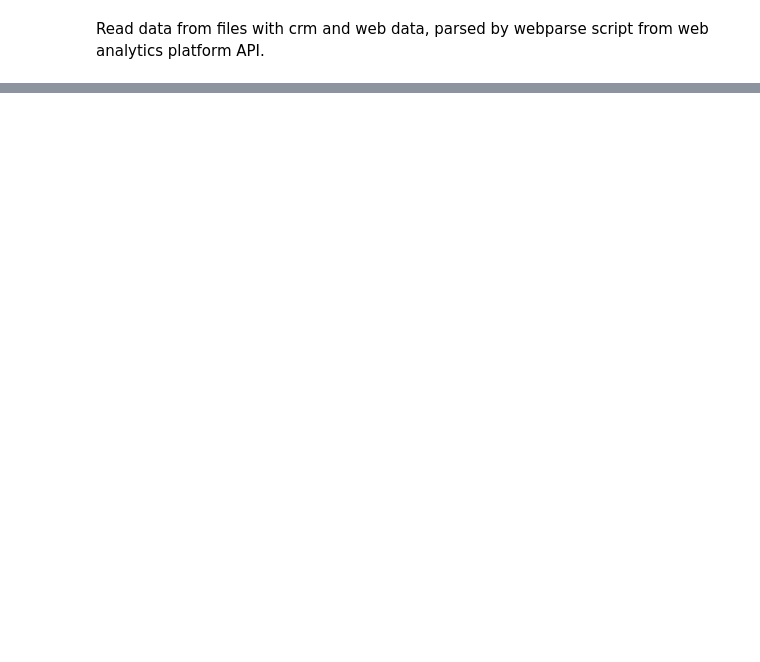
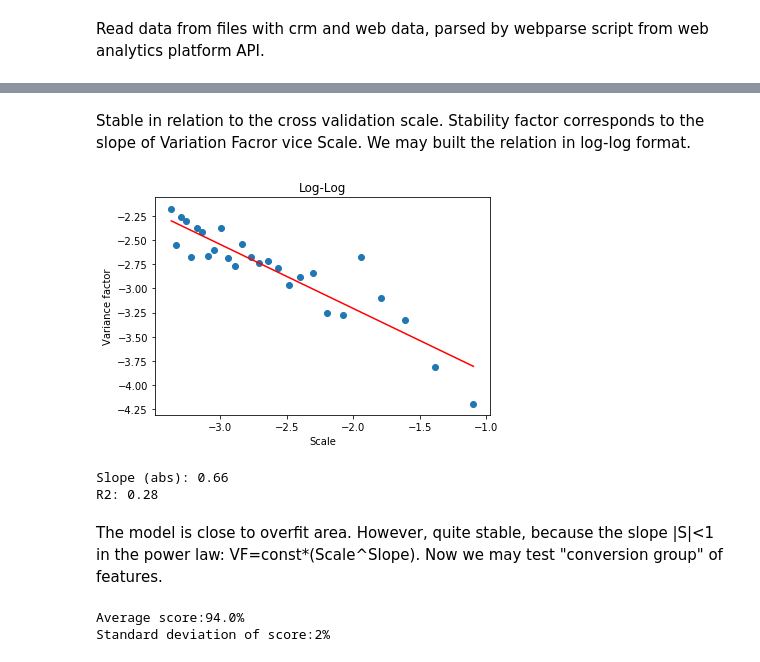
Before and after one commit to SergeyKamenshchikov/MARKETING, a Jupyter notebook: web_ml_new.ipynb, the cells around one changed output, grey strips where cells are left out. Drawn from its saved outputs; the diff is of its cells as text; code cells hidden in the pictures; blank space fills up the shorter version.

```diff
--- a/web_ml_new.ipynb
+++ b/web_ml_new.ipynb
@@ -368,0 +160,4 @@ So Product Owner may take into account Prediction Power, Risks and Budget for an
+# %%
+df_binary=df.copy()
+df_binary['Offers_BIN']=get_class(df_binary['Offers'])
+del df_binary['Offers']
@@ -368,0 +184,3 @@ So Product Owner may take into account Prediction Power, Risks and Budget for an
+# %%
+array=df_binary.values
+X=array[:,0:3];Y=array[:,7]
@@ -368,0 +212,16 @@ So Product Owner may take into account Prediction Power, Risks and Budget for an
+# %%
+cv_num=[]
+score_cv=[]
+score_sc=[]
+for item in range(3,30):
+    kfold=KFold(n_splits=item,random_state=7)
+    cv_scores=list(cross_val_score(ensemble,X,Y,cv=kfold))
+    cv_num.append(item) #split number
+    score_med=median(cv_scores) #score median
+    score_scatter=abs(max(cv_scores)-min(cv_scores))/2
+
+    score_cv.append(score_med)
+    score_sc.append(score_scatter) #score scattering
+
+    if (item % 2)==0:
+        print('Splits:'+str(item)+' Median: '+str(round(score_med,2)))
@@ -368,0 +242,37 @@ So Product Owner may take into account Prediction Power, Risks and Budget for an
+# %% [markdown]
+Stable in relation to the cross validation scale. Stability factor corresponds to the slope of Variation Facror vice Scale. We may built the relation in log-log format.
+# %%
+var_factor=[log(x/y) for x,y in zip(score_sc,score_cv)]
+scale=[log(1/x) for x in cv_num]
+
+plt.scatter(scale,var_factor)
+plt.plot(np.unique(scale),np.poly1d(np.polyfit(scale,var_factor,1))(np.unique(scale)),'r')
+plt.title('Log-Log')
+plt.xlabel('Scale')
+plt.ylabel('Variance factor')
+plt.show()
+
+R2=round((np.corrcoef(scale,score_cv)[0,1])**2,2)
+b,m=polyfit(scale,var_factor,1)
+print('Slope (abs):',abs(round(100*m)/100))
+print('R2:',R2)
+# %% [output]
+[figure, added]
+Slope (abs): 0.66
+R2: 0.28
+# %% [markdown]
+The model is close to overfit area. However, quite stable, because the slope |S|<1 in the power law: VF=const*(Scale^Slope). Now we may test "conversion group" of features.
+# %%
+array=df_binary.values
+X=array[:,3:7];Y=array[:,7]
+
+#output of results#
+kfold=KFold(n_splits=split_num,random_state=7)
+results=cross_val_score(ensemble,X,Y,cv=kfold)
+
+print('\nAverage score:'+str(round(100*median(results)))+str('%'))
+print('Standard deviation of score:'+str(round(100*stdev (results)))+str('%'))
+#/output of results#
+# %% [output]
+Average score:94.0%
+Standard deviation of score:2%
```
Also changed, not shown: parts of 52 cells of this notebook.
